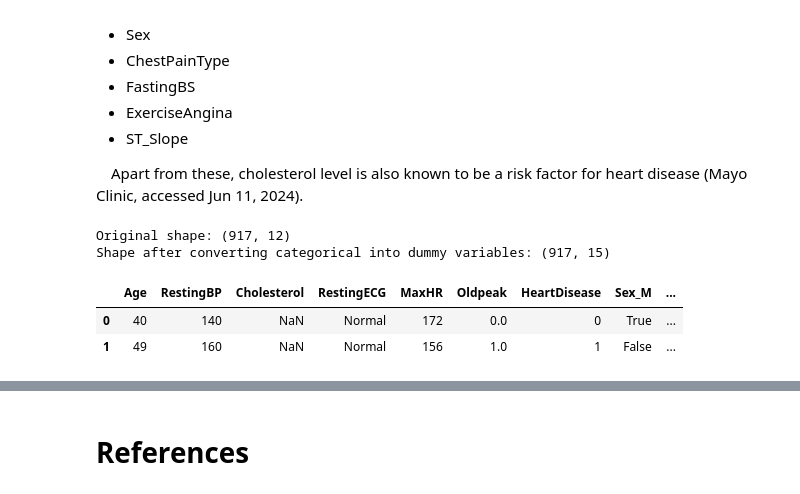
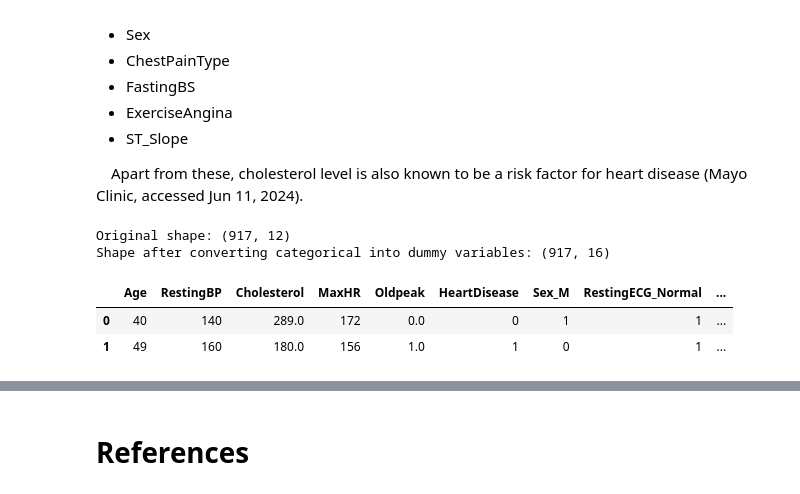
Before and after one commit to moscmh/heart_disease, a Jupyter notebook: heart.ipynb, the cells around one changed output, grey strips where cells are left out. Cells and saved outputs as stored; diff of their text form; code cells hidden in the pictures.

Commit message:
First complete version.
Signed-off-by: Man Ho Cheung <mos.cheung.mh@gmail.com>

```diff
--- a/heart.ipynb
+++ b/heart.ipynb
@@ -196,6 +204,8 @@ def replace_cholesterol(row):
             return med_0
         else:
             return med_1
+    else:
+        return row['Cholesterol']
 h1['Cholesterol'] = h1.apply(replace_cholesterol, axis=1)
 print("Number of rows with Cholesterol equals 0 AFTER replacement:", h1[h1['Cholesterol']==0].shape[0])
 # %% [output]
@@ -216,12 +226,12 @@ Number of rows with Cholesterol equals 0 AFTER replacement: 0
 &emsp;Apart from these, cholesterol level is also known to be a risk factor for heart disease (Mayo Clinic, accessed Jun 11, 2024).
 # %%
 print("Original shape:", h1.shape)
-h1 = pd.get_dummies(h1, columns=['Sex','ChestPainType','FastingBS','ExerciseAngina','ST_Slope'], drop_first=True)
+h1 = pd.get_dummies(h1, columns=['Sex','RestingECG','ChestPainType','FastingBS','ExerciseAngina','ST_Slope'], drop_first=True, dtype=int)
 print("Shape after converting categorical into dummy variables:", h1.shape)
 h1.head(2)
 # %% [output]
 Original shape: (917, 12)
-Shape after converting categorical into dummy variables: (917, 15)
+Shape after converting categorical into dummy variables: (917, 16)
-|  | Age | RestingBP | Cholesterol | RestingECG | MaxHR | Oldpeak | HeartDisease | Sex_M | ... |
-| 0 | 40 | 140 | NaN | Normal | 172 | 0.0 | 0 | True | ... |
-| 1 | 49 | 160 | NaN | Normal | 156 | 1.0 | 1 | False | ... |
+|  | Age | RestingBP | Cholesterol | MaxHR | Oldpeak | HeartDisease | Sex_M | RestingECG_Normal | ... |
+| 0 | 40 | 140 | 289.0 | 172 | 0.0 | 0 | 1 | 1 | ... |
+| 1 | 49 | 160 | 180.0 | 156 | 1.0 | 1 | 0 | 1 | ... |
```
Also changed, not shown: parts of 32 cells of this notebook, 1 other file.
